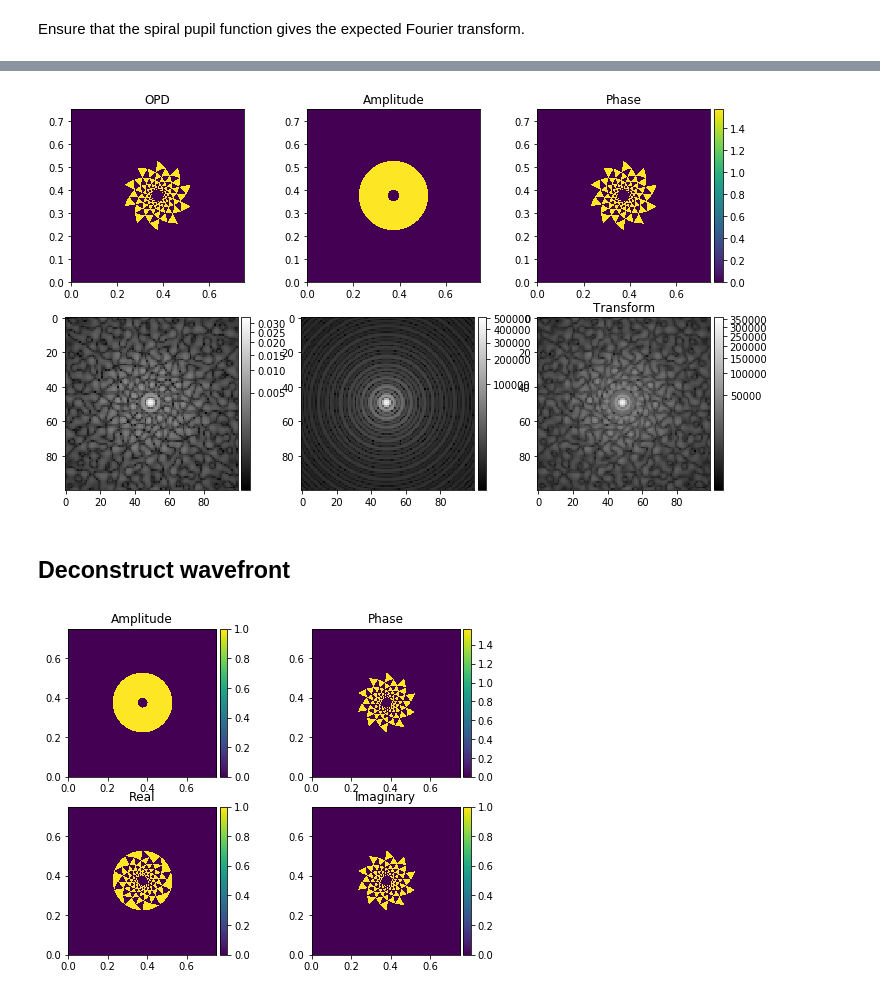
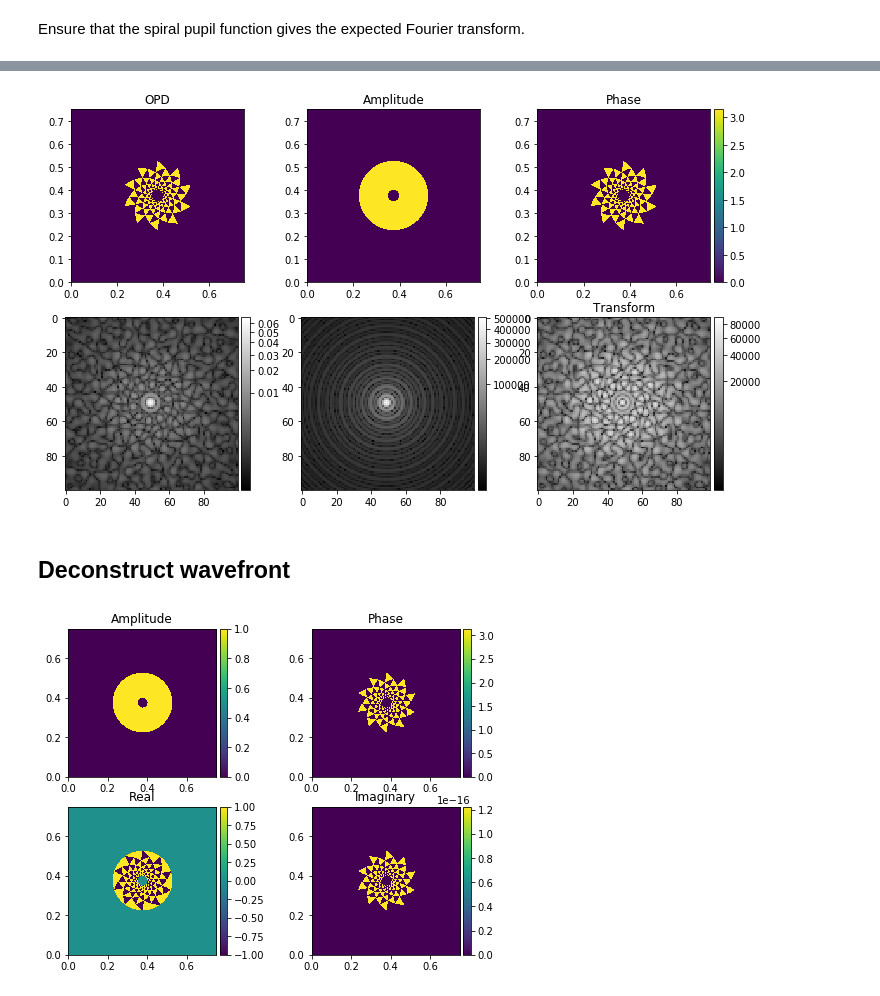
Before and after one commit to benjaminpope/toliman, a Jupyter notebook: image_modelling/notebooks/Validate spiral Fourier Transform.ipynb, the cells around one changed output, grey strips where cells are left out. Saved outputs shown, nothing was run; the diff lists cells and outputs as text; code cells hidden in the pictures.

```diff
--- a/image_modelling/notebooks/Validate spiral Fourier Transform.ipynb
+++ b/image_modelling/notebooks/Validate spiral Fourier Transform.ipynb
@@ -10,15 +12,16 @@ Ensure that the spiral pupil function gives the expected Fourier transform.
 # %%
-from gen_phasemap import gen_phasemap
+#from gen_opdmap import gen_opdmap
+from gen_opdmap import gen_opdmap
 from spirals import binarized_ringed
 
 # This is the pupil function
 def binarized_ringed_650(r, phi):
-    phase = 650.*1e-9 # actually OPD
-    return binarized_ringed(r, phi, phase)
+    opd = 650.*1e-9*0.5
+    return binarized_ringed(r, phi, opd)
 
 # Values pulled from a recent run of proper for the toliman config
 gridsize = 2048
 sampling = 0.00036621093749999995 # m/sample
-phasemap = gen_phasemap(binarized_ringed_650, gridsize, 0.00036621093749999995, use_cached=True, save_cached=True)
+opdmap = gen_opdmap(binarized_ringed_650, gridsize, 0.00036621093749999995, use_cached=False, save_cached=False)
 # %%
 import matplotlib.pyplot as plt
@@ -109,16 +152,16 @@ wl=650.
 fig, axes = plt.subplots(2, 3, figsize=(12,7))
 
 plt.axes(axes[0][0])
-plt.imshow(phasemap,cmap='viridis',extent=[x*sampling for x in [0,gridsize,0,gridsize]])
+plt.imshow(opdmap,cmap='viridis',extent=[x*sampling for x in [0,gridsize,0,gridsize]])
 plt.title('OPD')
 
 plt.axes(axes[1][0])
-im = plt.imshow(np.abs(np.fft.fftshift(np.fft.fft2(phasemap))[975:1075,975:1075]), cmap=plt.get_cmap('gray'),norm=mcolors.PowerNorm(gamma=0.3))
+im = plt.imshow(np.abs(np.fft.fftshift(np.fft.fft2(opdmap))[975:1075,975:1075]), cmap=plt.get_cmap('gray'),norm=mcolors.PowerNorm(gamma=0.3))
 divider = make_axes_locatable(axes[1][0])
 cax = divider.append_axes("right", size="5%", pad=0.05)
 plt.colorbar(im, cax=cax)
 
-wf = np.exp((2*np.pi*complex(0., 1.)/(wl*1e-9))*phasemap)
+wf = np.exp((2*np.pi*complex(0., 1.)/(wl*1e-9))*opdmap)
 # Retain only illuminated region
 wf = np.multiply(wf, aperture)
 
@@ -152,38 +195,38 @@ plt.colorbar(im, cax=cax)
 
 plt.show()
 # %% [output]
-[figure, old version]
+[figure, new version]
 # %% [markdown]
 ## Deconstruct wavefront
 # %%
 wl=650.
 def wrapcb(im):
     ax = plt.gca()
     divider = make_axes_locatable(ax)
     cax = divider.append_axes("right", size="5%", pad=0.05)
     plt.colorbar(im, cax=cax)
 
-wf = np.multiply(np.exp((2*np.pi*complex(0., 1.)/(wl*1e-9))*phasemap), aperture)
+wf = np.multiply(np.exp((2*np.pi*complex(0., 1.)/(wl*1e-9))*opdmap), aperture)
 
 fig, axes = plt.subplots(2, 2, figsize=(8,6))
 
 plt.axes(axes[0][0])
 plt.title('Amplitude')
 wrapcb(plt.imshow(np.abs(wf),cmap='viridis',extent=[x*sampling for x in [0,gridsize,0,gridsize]]))
 
 plt.axes(axes[0][1])
 plt.title('Phase')
 wrapcb(plt.imshow(np.angle(wf),cmap='viridis',extent=[x*sampling for x in [0,gridsize,0,gridsize]]))
 
 plt.axes(axes[1][0])
 plt.title('Real')
 wrapcb(plt.imshow(np.real(wf),cmap='viridis',extent=[x*sampling for x in [0,gridsize,0,gridsize]]))
 
 plt.axes(axes[1][1])
 plt.title('Imaginary')
 wrapcb(plt.imshow(np.imag(wf),cmap='viridis',extent=[x*sampling for x in [0,gridsize,0,gridsize]]))
 
 
 plt.show()
 # %% [output]
-[figure, old version]
+[figure, new version]
```
Also changed, not shown: parts of 19 cells of this notebook, 3 other files.
